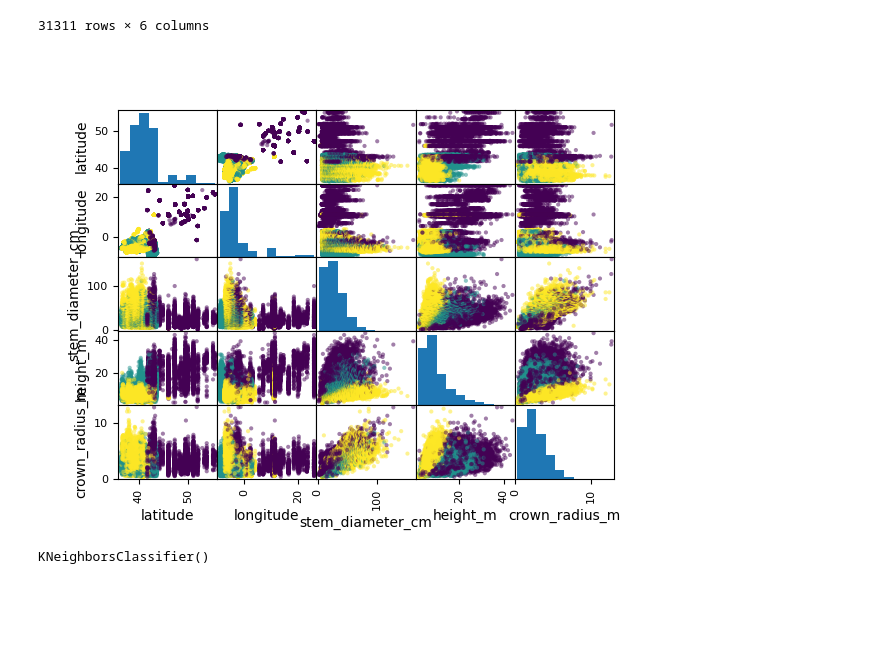
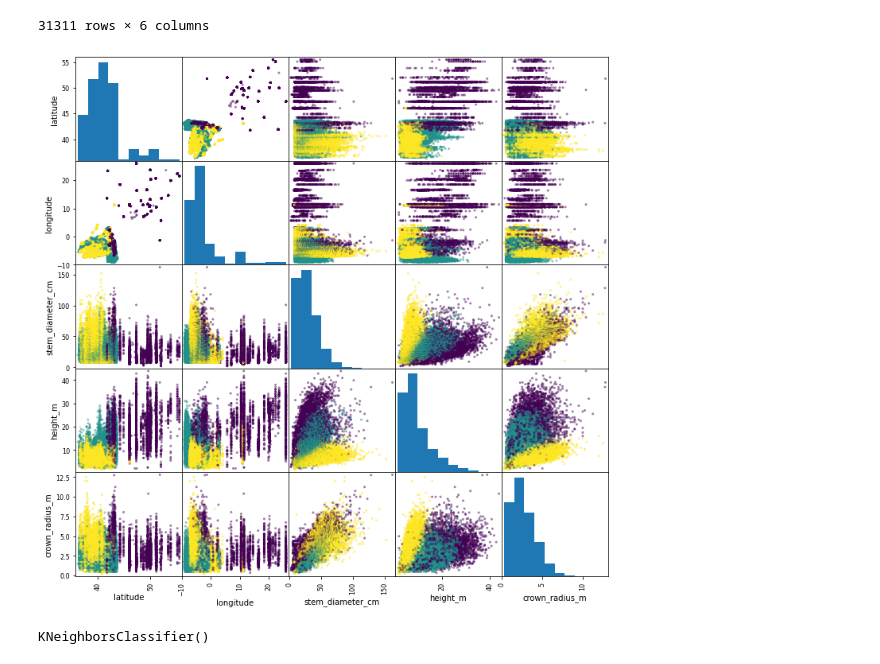
Before and after one commit to ddojo/ddojo.github.io, a Jupyter notebook: sessions/15_ml_knn/preparation.ipynb, the cells around one changed output. Cells and saved outputs as stored; diff of their text form; code cells hidden in the pictures; blank space fills up the shorter version.

```diff
--- a/sessions/15_ml_knn/preparation.ipynb
+++ b/sessions/15_ml_knn/preparation.ipynb
@@ -19,9 +19,9 @@ data
 | 35098 | Fagus sylvatica | 47.31 | 8.99 | 59.0 | 36.9 | 7.00 |
 31311 rows × 6 columns
 # %%
-_ = pd.plotting.scatter_matrix(data, c=data.species.astype('category').cat.codes)
+_ = pd.plotting.scatter_matrix(data, c=data.species.astype('category').cat.codes, figsize=(12,12))
 # %% [output]
-[figure, old version]
+[figure, new version]
 # %%
 import numpy as np
 # %%
```
Also changed, not shown: 4 other files.
